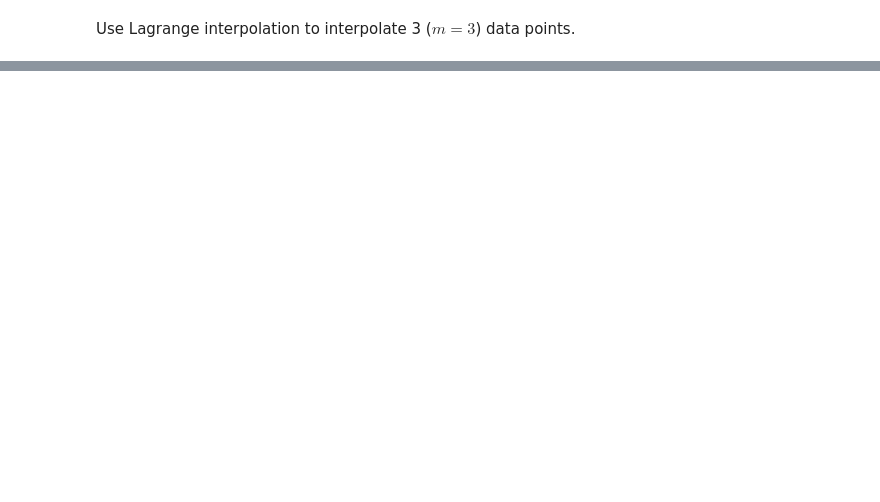
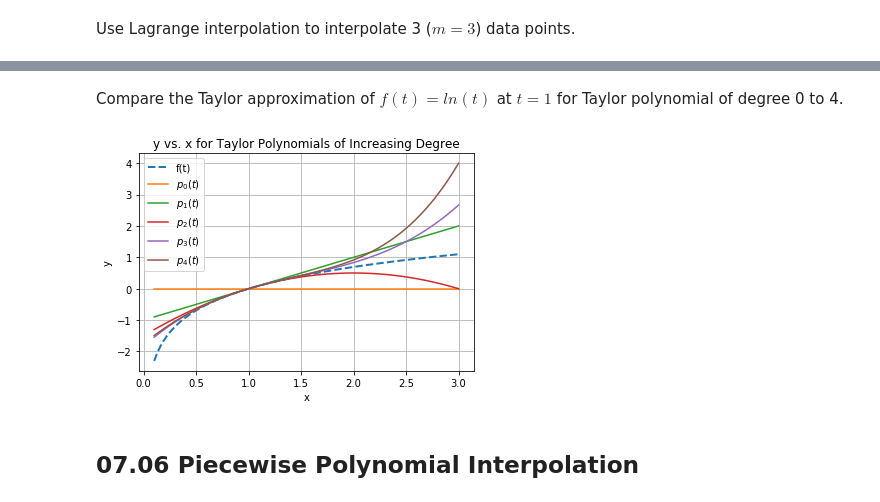
Before and after one commit to marcoemorais/numerics-python, a Jupyter notebook: notes/07-Interpolation.ipynb, the cells around one changed output, grey strips where cells are left out. Cells and saved outputs as stored; diff of their text form; code cells hidden in the pictures; blank space fills up the shorter version.

```diff
--- a/notes/07-Interpolation.ipynb
+++ b/notes/07-Interpolation.ipynb
@@ -162,0 +355,53 @@ y = np.array([-27,-1,0], dtype='d')
+# %% [markdown]
+Compare the Taylor approximation of $f(t) = ln(t)$ at $t = 1$ for Taylor polynomial of degree 0 to 4.
+# %%
+import math
+
+import matplotlib.pyplot as plt
+import numpy as np
+
+%matplotlib inline
+
+# Define f(t), f'(t), f''(t), ..., f^{(4)}(t).
+ft = lambda t: math.log(t)
+d1ft = lambda t: 1./t
+d2ft = lambda t: -1./math.pow(t, 2)
+d3ft = lambda t: 2./math.pow(t, 3)
+d4ft = lambda t: -6./math.pow(t, 4)
+
+# Define Taylor series approximation of f(t) for t near a.
+a = 1.
+p0n = lambda t: ft(a)
+p1n = lambda t: p0n(t) + d1ft(a)*(t-a)
+p2n = lambda t: p1n(t) + (d2ft(a)/2.)*math.pow(t-a, 2)
+p3n = lambda t: p2n(t) + (d3ft(a)/6.)*math.pow(t-a, 3)
+p4n = lambda t: p3n(t) + (d3ft(a)/24.)*math.pow(t-a, 4)
+
+# Define the points to sample along the x axis.
+numt = 100.
+t0, tN = 0.1, 3.
+t = np.linspace(t0, tN, num=numt)
+
+# Define a list of functions to plot and their labels.
+funcs = [p0n, p1n, p2n, p3n, p4n]
+labels = ["$p_0(t)$", "$p_1(t)$", "$p_2(t)$", "$p_3(t)$", "$p_4(t)$"]
+
+# Plot the true function.
+vft = np.vectorize(ft)
+plt.plot(t, vft(t), linewidth=2., linestyle='--', label='f(t)')
+
+# Plot the Taylor series approximations of increasing degree.
+for func, label in zip(funcs, labels):
+    vft = np.vectorize(func)
+    plt.plot(t, vft(t), label=label)
+
+plt.title('y vs. x for Taylor Polynomials of Increasing Degree')
+plt.ylabel('y')
+plt.xlabel('x')
+plt.grid()
+plt.legend()
+plt.show()
+# %% [output]
+[figure, added]
+# %% [markdown]
+## 07.06 Piecewise Polynomial Interpolation
```
Also changed, not shown: parts of 22 cells of this notebook, 1 other file.
